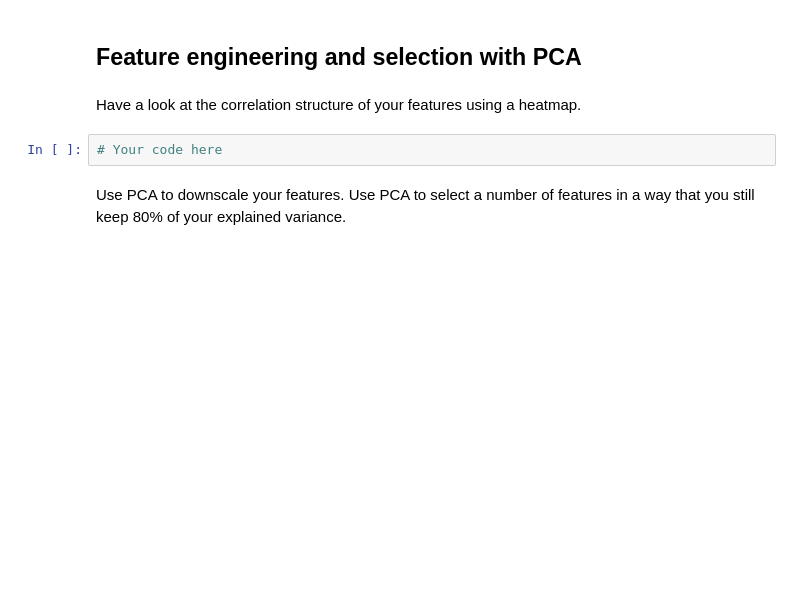
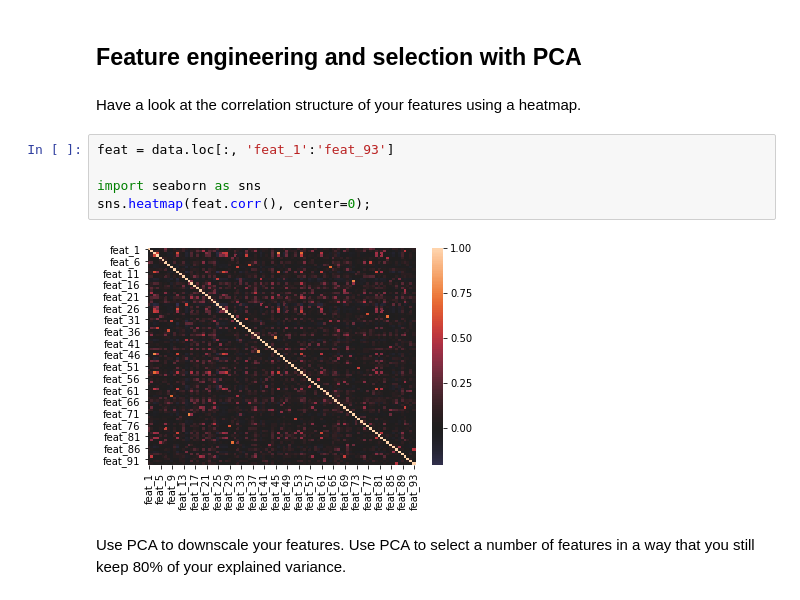
Before and after one commit to zaborowm/dsc-pipelines-lab-nyc-ds-career-042219, a Jupyter notebook: index.ipynb, the cells around one changed output. Drawn from its saved outputs; the diff is of its cells as text; blank space fills up the shorter version.

```diff
--- a/index.ipynb
+++ b/index.ipynb
@@ -123,8 +123,13 @@ Because the data is zero-inflated the boxplots look as shown above. Because ther
 ## Feature engineering and selection with PCA
 # %% [markdown]
 Have a look at the correlation structure of your features using a heatmap.
-# %%
-# Your code here
+# %%
+feat = data.loc[:, 'feat_1':'feat_93']
+
+import seaborn as sns
+sns.heatmap(feat.corr(), center=0);
+# %% [output]
+[figure, added]
 # %% [markdown]
 Use PCA to downscale your features. Use PCA to select a number of features in a way that you still keep 80% of your explained variance.
 # %%
```
